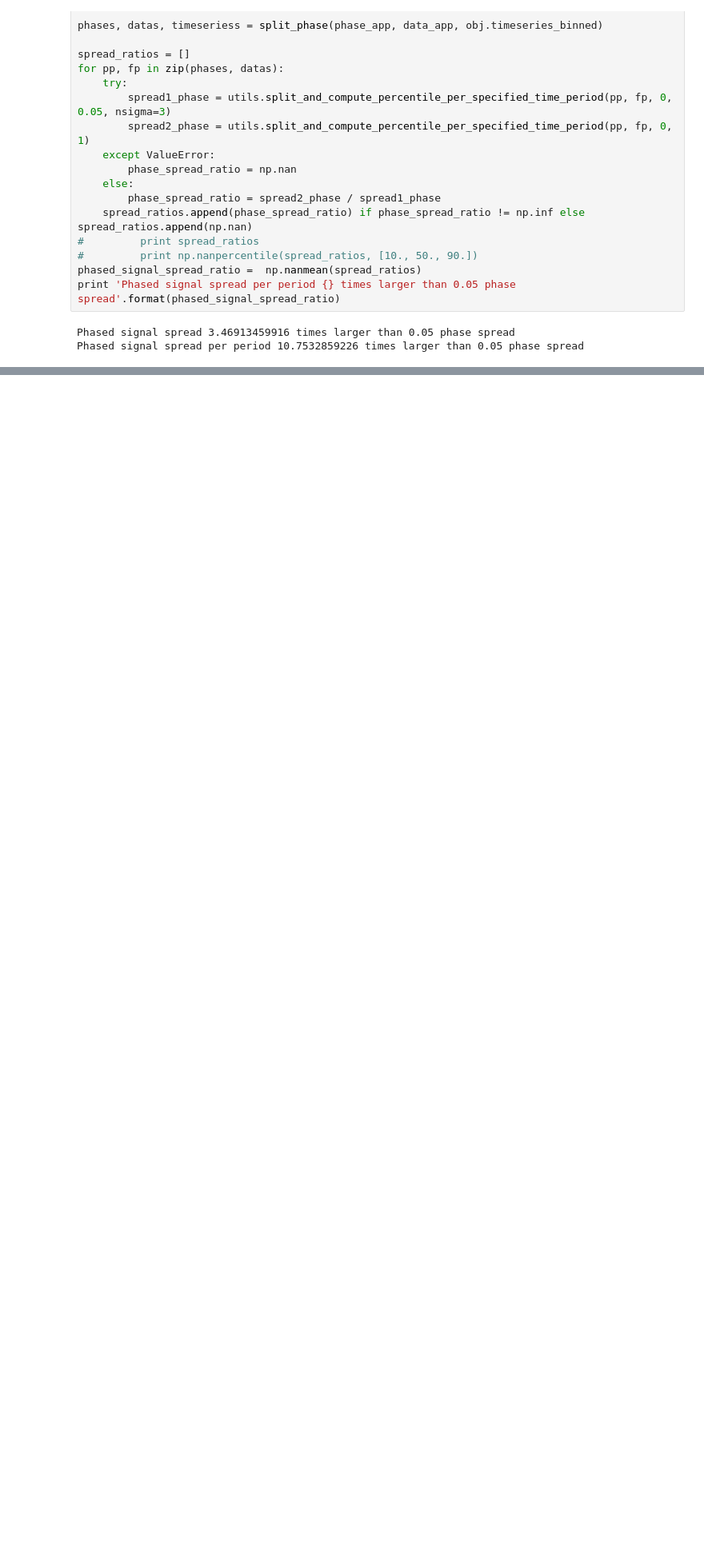
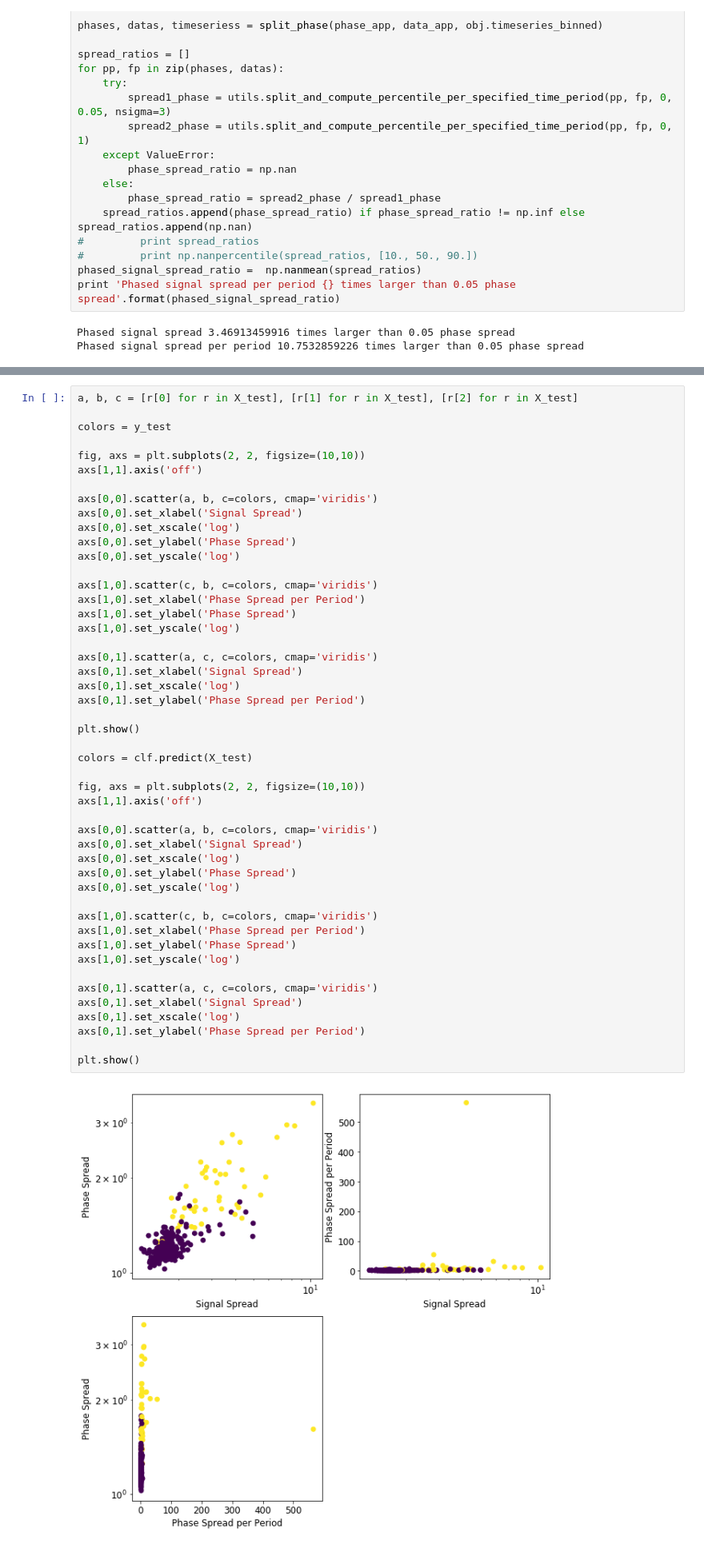
Before and after one commit to joshbriegal/sacf, a Jupyter notebook: example/hpc/Signal Significance Ratios.ipynb, the cells around one changed output, grey strips where cells are left out. Shown at 80% size. Drawn from its saved outputs; the diff is of its cells as text; blank space fills up the shorter version.

```diff
--- a/example/hpc/Signal Significance Ratios.ipynb
+++ b/example/hpc/Signal Significance Ratios.ipynb
@@ -380,0 +505,50 @@ plt.show()
+# %%
+a, b, c = [r[0] for r in X_test], [r[1] for r in X_test], [r[2] for r in X_test]
+
+colors = y_test
+
+fig, axs = plt.subplots(2, 2, figsize=(10,10))
+axs[1,1].axis('off')
+
+axs[0,0].scatter(a, b, c=colors, cmap='viridis')
+axs[0,0].set_xlabel('Signal Spread')
+axs[0,0].set_xscale('log')
+axs[0,0].set_ylabel('Phase Spread')
+axs[0,0].set_yscale('log')
+
+axs[1,0].scatter(c, b, c=colors, cmap='viridis')
+axs[1,0].set_xlabel('Phase Spread per Period')
+axs[1,0].set_ylabel('Phase Spread')
+axs[1,0].set_yscale('log')
+
+axs[0,1].scatter(a, c, c=colors, cmap='viridis')
+axs[0,1].set_xlabel('Signal Spread')
+axs[0,1].set_xscale('log')
+axs[0,1].set_ylabel('Phase Spread per Period')
+
+plt.show()
+
+colors = clf.predict(X_test)
+
+fig, axs = plt.subplots(2, 2, figsize=(10,10))
+axs[1,1].axis('off')
+
+axs[0,0].scatter(a, b, c=colors, cmap='viridis')
+axs[0,0].set_xlabel('Signal Spread')
+axs[0,0].set_xscale('log')
+axs[0,0].set_ylabel('Phase Spread')
+axs[0,0].set_yscale('log')
+
+axs[1,0].scatter(c, b, c=colors, cmap='viridis')
+axs[1,0].set_xlabel('Phase Spread per Period')
+axs[1,0].set_ylabel('Phase Spread')
+axs[1,0].set_yscale('log')
+
+axs[0,1].scatter(a, c, c=colors, cmap='viridis')
+axs[0,1].set_xlabel('Signal Spread')
+axs[0,1].set_xscale('log')
+axs[0,1].set_ylabel('Phase Spread per Period')
+
+plt.show()
+# %% [output]
+[figure, added]
```
Also changed, not shown: parts of 81 cells of this notebook, 24 other files.
